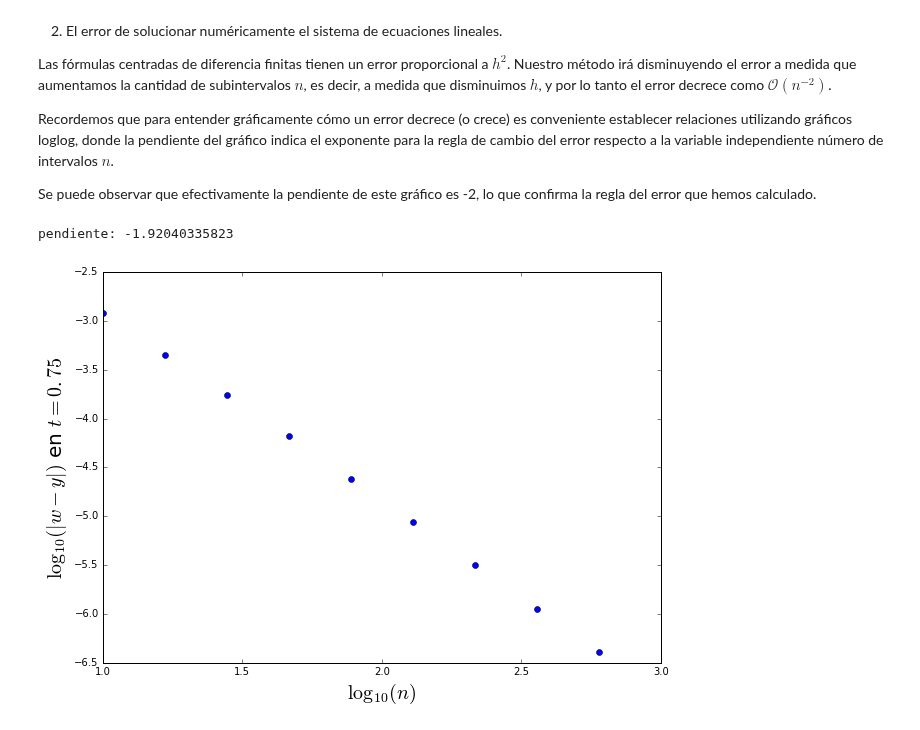
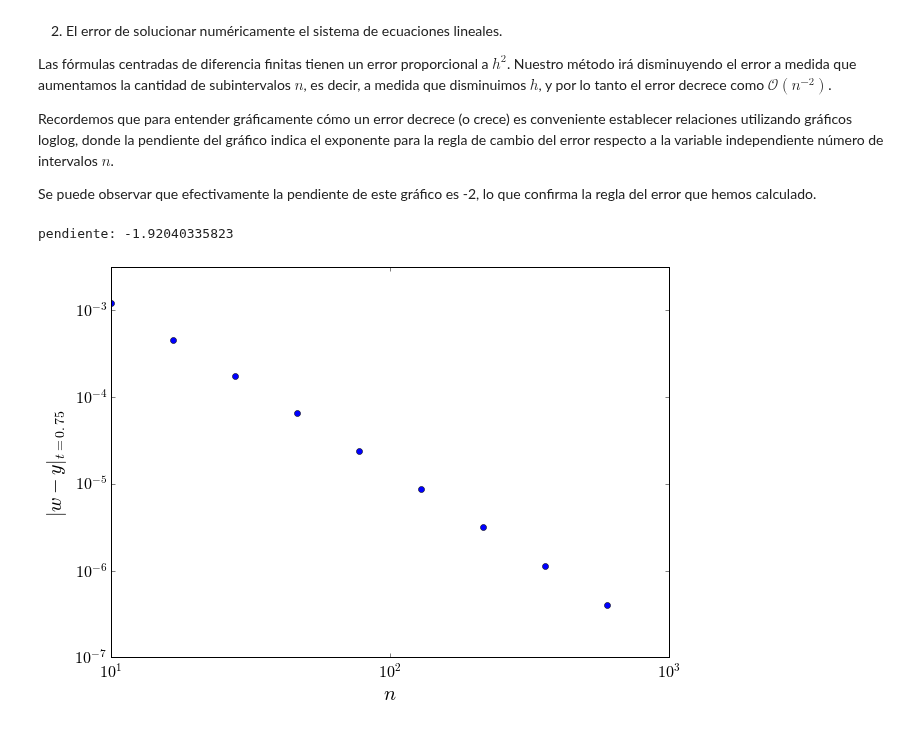
Before and after one commit to asazo/CC2, a Jupyter notebook: finitediff.ipynb, the cells around one changed output. Cells and saved outputs as stored; diff of their text form; code cells hidden in the pictures.

```diff
--- a/finitediff.ipynb
+++ b/finitediff.ipynb
@@ -97,31 +97,35 @@ Se puede observar que efectivamente la pendiente de este gráfico es -2, lo que
 # %%
 from scipy.interpolate import BarycentricInterpolator
 
 y_data = y(0.75)
 exp = np.linspace(1, 3, 10)
 N = np.round(np.power(10, exp))
 err = []
 
 for n in N:
     n = int(n)
     h = 1.0/(n + 1.0)
     A = DiffMatrix(n, h)
     b = np.zeros((n))
     b[0] = -1
     b[-1] = -3
     w = np.concatenate(([1], np.linalg.solve(A, b), [3]))
     _t = np.linspace(0, 1, n+2)
     f = BarycentricInterpolator(_t, w)
     err.append(np.abs(f(0.75) - y(0.75)))
 
 logerr = np.log10(err)
 plt.figure(figsize=(10,7))
 plt.plot(exp, logerr, 'bo')
 slope = (logerr[1] - logerr[0]) / (exp[1] - exp[0])
 print("pendiente:",slope)
-plt.xlabel("$\log_{10}(n)$",fontsize=20)
-plt.ylabel("$\log_{10}(|w-y|)$ en $t = 0.75$",fontsize=20)
+plt.xlabel("$n$",fontsize=20)
+plt.ylabel("$|w-y|_{t=0.75}$",fontsize=20)
+exp_n = [1,2,3]
+plt.xticks(exp_n, ["$10^{"+str(i)+"}$" for i in exp_n], fontsize=16)
+exp_error = [-7, -6, -5, -4 , -3]
+plt.yticks(exp_error, ["$10^{"+str(i)+"}$" for i in exp_error], fontsize=16)
 plt.show()
 # %% [output]
 pendiente: -1.92040335823
-[figure, old version]
+[figure, new version]
```
